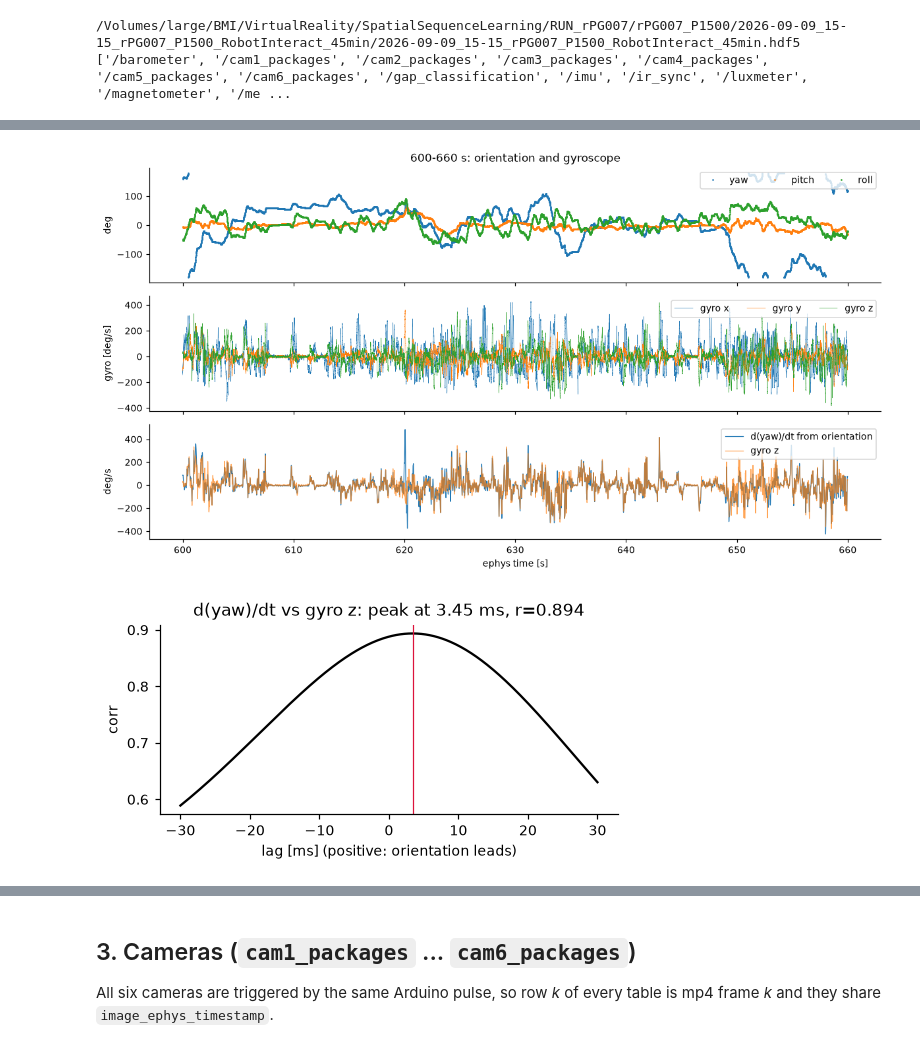
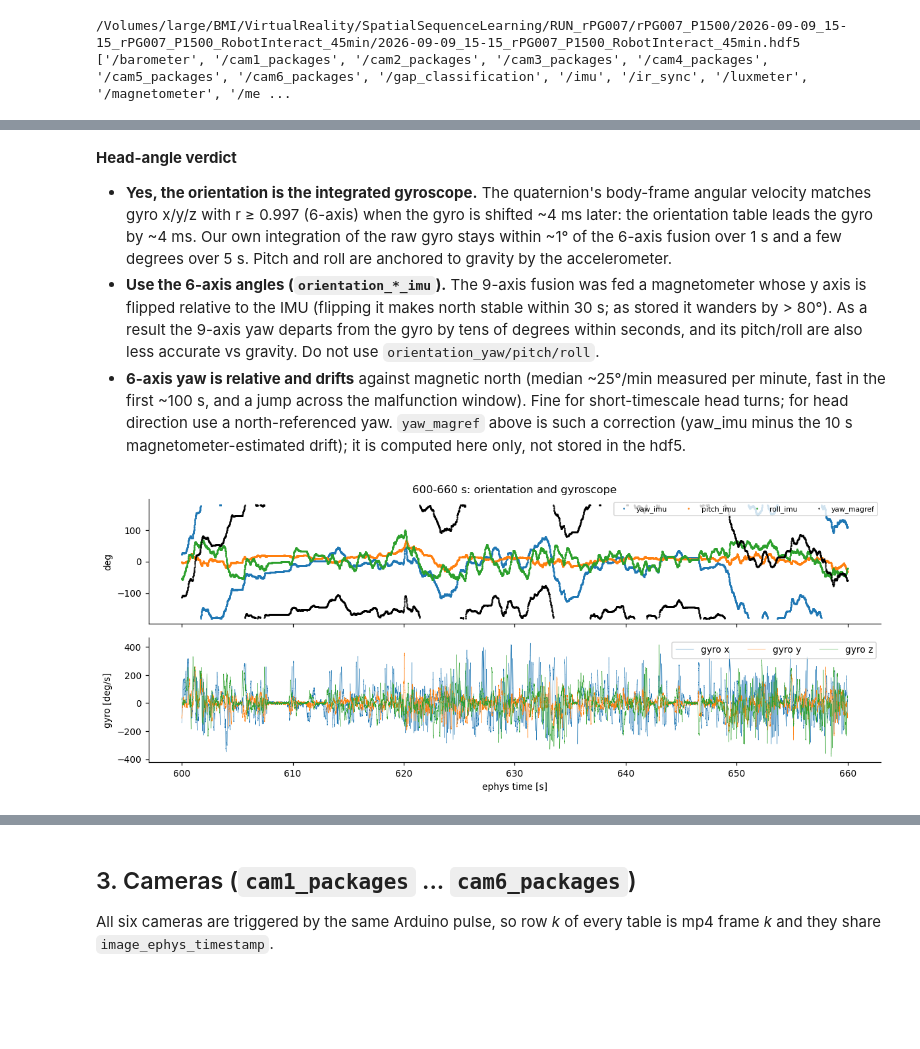
Before and after one commit to LoaloaF/analysisVR, a Jupyter notebook: scripted_plotting/logger_session_overview.ipynb, the cells around one changed output, grey strips where cells are left out. Saved outputs shown, nothing was run; the diff lists cells and outputs as text; code cells hidden in the pictures; blank space fills up the shorter version.

```diff
--- a/scripted_plotting/logger_session_overview.ipynb
+++ b/scripted_plotting/logger_session_overview.ipynb
@@ -104,9 +181,8 @@ Yaw/pitch/roll in degrees. `orientation_ephys_patched == 1` marks samples interp
 # %%
-t_ori = ori.orientation_ephys_timestamp.values / 1e6
-fig, axes = plt.subplots(3, 1, figsize=(11, 5.5), sharex=True)
-for ax, c in zip(axes, ['yaw', 'pitch', 'roll']):
+fig, axes = plt.subplots(4, 1, figsize=(11, 6.5), sharex=True)
+for ax, (c, lab) in zip(axes, [('yaw', 'yaw 9-axis'), ('yaw_imu', 'yaw 6-axis'), ('pitch_imu', 'pitch'), ('roll_imu', 'roll')]):
     ax.plot(t_ori[::10], ori[f'orientation_{c}'].values[::10], '.', ms=.4, color='k')   # dots: yaw wraps at +-180
-    shade_problems(ax, label=c == 'yaw'); ax.set_ylabel(f'{c} [deg]')
+    shade_problems(ax, label=c == 'yaw'); ax.set_ylabel(f'{lab} [deg]')
 axes[0].legend(loc='upper right'); axes[-1].set_xlabel('ephys time [s]')
 axes[0].set_title('Head orientation, whole session (every 10th sample); lines = zero pads (red: real data loss)')
 plt.tight_layout()
@@ -114,0 +280,11 @@ plt.tight_layout()
+# %%
+csA = np.vstack([np.zeros(3), np.cumsum(A, 0)])
+a_, b_ = np.searchsorted(t_imu, t_ori + LAG - .05), np.searchsorted(t_imu, t_ori + LAG + .05)
+acc_100ms = (csA[b_] - csA[a_]) / np.maximum(b_ - a_, 1)[:, None]
+still = clean_ori & (np.linalg.norm(gyro_mean(t_ori + LAG, .05), axis=1) < 15) & (np.abs(np.linalg.norm(acc_100ms, axis=1) - 1) < .05)
+tilt_err = {}
+for name, q in Q.items():
+    aw = rotate(q[still], acc_100ms[still])
+    tilt_err[name] = np.rad2deg(np.arccos(np.clip(aw[:, 2] / np.linalg.norm(aw, axis=1), -1, 1)))
+    print(f'{name}: angle between world-frame gravity and vertical, median {np.median(tilt_err[name]):.1f} deg, '
+          f'p95 {np.percentile(tilt_err[name], 95):.1f} deg  (n = {still.sum():,} still samples)')
@@ -115,40 +356,27 @@ plt.tight_layout()
+# %% [markdown]
+**Head-angle verdict**
+- **Yes, the orientation is the integrated gyroscope.** The quaternion's body-frame angular velocity matches gyro x/y/z with r ≥ 0.997
+  (6-axis) when the gyro is shifted ~4 ms later: the orientation table leads the gyro by ~4 ms. Our own integration of the raw gyro stays
+  within ~1° of the 6-axis fusion over 1 s and a few degrees over 5 s. Pitch and roll are anchored to gravity by the accelerometer.
+- **Use the 6-axis angles (`orientation_*_imu`).** The 9-axis fusion was fed a magnetometer whose y axis is flipped relative to the IMU
+  (flipping it makes north stable within 30 s; as stored it wanders by > 80°). As a result the 9-axis yaw departs from the gyro by
+  tens of degrees within seconds, and its pitch/roll are also less accurate vs gravity. Do not use `orientation_yaw/pitch/roll`.
+- **6-axis yaw is relative and drifts** against magnetic north (median ~25°/min measured per minute, fast in the first ~100 s, and a
+  jump across the malfunction window). Fine for short-timescale head turns; for head direction use a north-referenced yaw. `yaw_magref` above is
+  such a correction (yaw_imu minus the 10 s magnetometer-estimated drift); it is computed here only, not stored in the hdf5.
 # %%
-# zoom: 60 s, orientation vs the raw gyroscope (6.67 kHz) in the same window
+# zoom: 60 s, 6-axis orientation vs the raw gyroscope in the same window
 t0, t1 = 600, 660
-imu = load(F, 'imu', start=int(np.searchsorted(t_imu_all, t0)), stop=int(np.searchsorted(t_imu_all, t1)))   # tables have no where-index
-w = (t_ori >= t0) & (t_ori < t1)
-yaw_unwr = np.rad2deg(np.unwrap(np.deg2rad(ori.orientation_yaw.values)))
-yaw_rate = np.gradient(yaw_unwr, t_ori)       # deg/s
-
-fig, axes = plt.subplots(3, 1, figsize=(11, 6), sharex=True)
-for c in ['yaw', 'pitch', 'roll']:
+w = (t_ori >= t0) & (t_ori < t1); wi = (t_imu >= t0) & (t_imu < t1)
+fig, axes = plt.subplots(2, 1, figsize=(11, 4.5), sharex=True)
+for c in ['yaw_imu', 'pitch_imu', 'roll_imu']:
     axes[0].plot(t_ori[w], ori[f'orientation_{c}'].values[w], '.', ms=1.5, label=c)
-axes[0].set_ylabel('deg'); axes[0].legend(ncol=3, loc='upper right')
-for c in 'xyz':
-    axes[1].plot(imu.imu_ephys_timestamp / 1e6, np.rad2deg(imu[f'imu_gyro_{c}']), lw=.3, label=f'gyro {c}')
-axes[1].set_ylabel('gyro [deg/s]'); axes[1].legend(ncol=3, loc='upper right')
-gz = np.interp(t_ori[w], imu.imu_ephys_timestamp / 1e6, np.rad2deg(imu.imu_gyro_z))
-axes[2].plot(t_ori[w], yaw_rate[w], lw=.8, label='d(yaw)/dt from orientation')
-axes[2].plot(t_ori[w], gz, lw=.8, alpha=.7, label='gyro z')
-axes[2].set_ylabel('deg/s'); axes[2].legend(loc='upper right'); axes[2].set_xlabel('ephys time [s]')
+axes[0].plot(t_ori[w], yaw_magref[w], '.', ms=1, color='k', label='yaw_magref')
+axes[0].set_ylabel('deg'); axes[0].legend(ncol=4, loc='upper right', fontsize=7)
+for i, c in enumerate('xyz'):
+    axes[1].plot(t_imu[wi][::4], np.rad2deg(G[wi, i])[::4], lw=.3, label=f'gyro {c}')
+axes[1].set_ylabel('gyro [deg/s]'); axes[1].legend(ncol=3, loc='upper right'); axes[1].set_xlabel('ephys time [s]')
 axes[0].set_title(f'{t0}-{t1} s: orientation and gyroscope'); plt.tight_layout()
 # %% [output]
-[figure, old version]
+[figure, new version]
-# %%
-# lag between orientation and gyroscope: yaw-rate interpolated onto the IMU timestamps, cross-correlated with the gyro axis
-# that best matches it (positive lag = orientation leads). The README states ~4-4.5 ms (~90 ephys samples).
-t_imu = imu.imu_ephys_timestamp.values / 1e6
-yr = np.interp(t_imu, t_ori, yaw_rate)
-best = max('xyz', key=lambda c: abs(np.corrcoef(yr, imu[f'imu_gyro_{c}'])[0, 1]))
-g = np.rad2deg(imu[f'imu_gyro_{best}'].values) * np.sign(np.corrcoef(yr, imu[f'imu_gyro_{best}'])[0, 1])
-lags = np.arange(-200, 201)     # IMU samples (150 us each)
-xc = [np.corrcoef(yr[200:len(yr) - 200], g[200 + l:len(g) - 200 + l])[0, 1] for l in lags]   # yaw-rate(t) vs gyro(t + lag)
-dt_imu = np.median(np.diff(t_imu))
-lag_ms = lags[np.argmax(xc)] * dt_imu * 1e3
-fig, ax = plt.subplots(figsize=(5, 2.6))
-ax.plot(lags * dt_imu * 1e3, xc, color='k'); ax.axvline(lag_ms, color='crimson', lw=.8)
-ax.set_xlabel('lag [ms] (positive: orientation leads)'); ax.set_ylabel('corr')
-ax.set_title(f'd(yaw)/dt vs gyro {best}: peak at {lag_ms:.2f} ms, r={max(xc):.3f}'); plt.tight_layout()
-# %% [output]
-[figure, removed]
 # %%
```
Also changed, not shown: parts of 44 cells of this notebook, 2 other files.
